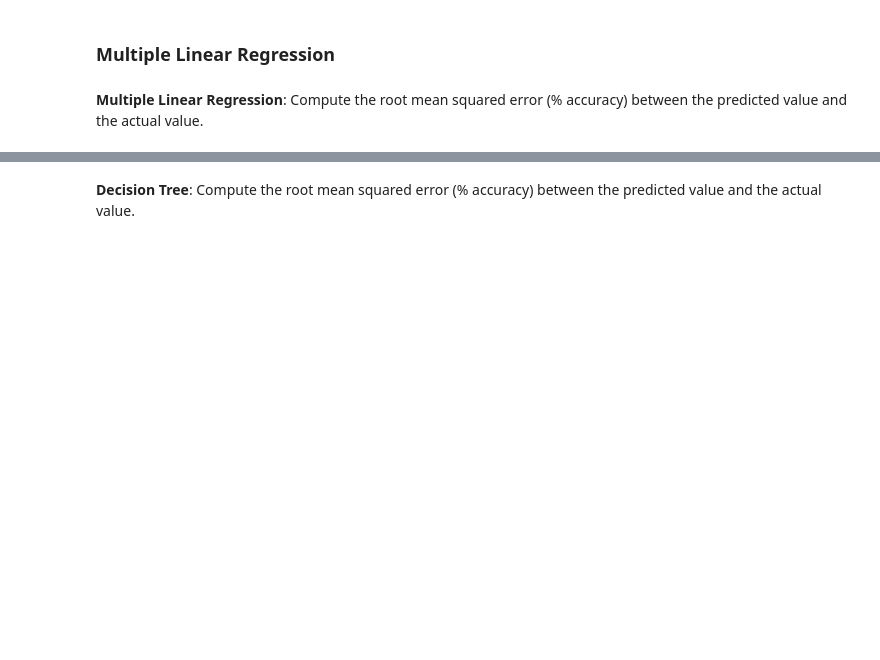
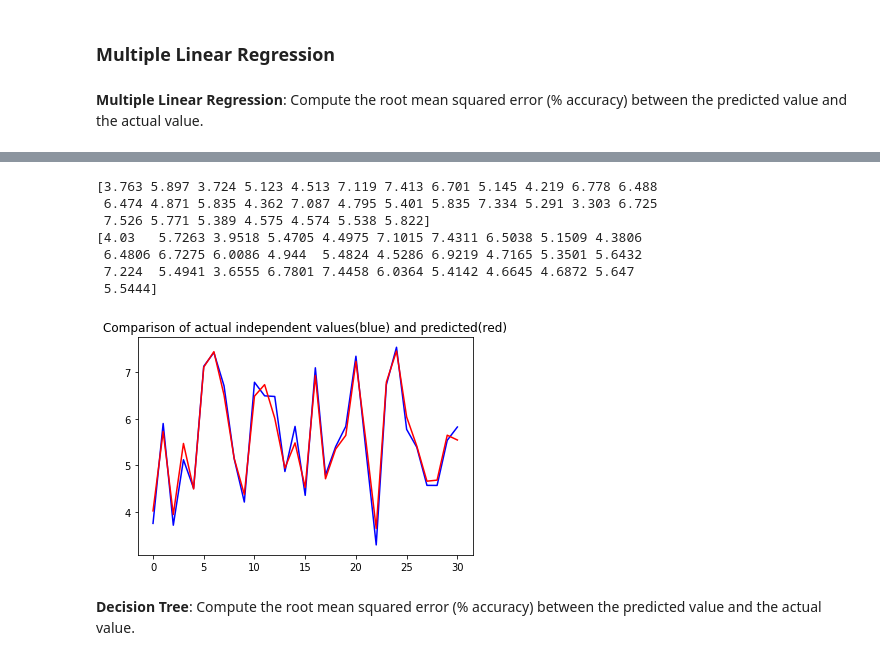
Before and after one commit to halfofning/happiness, a Jupyter notebook: Happiness Analysis.ipynb, the cells around one changed output, grey strips where cells are left out. Drawn from its saved outputs; the diff is of its cells as text; code cells hidden in the pictures; blank space fills up the shorter version.

```diff
--- a/Happiness Analysis.ipynb
+++ b/Happiness Analysis.ipynb
@@ -62,3 +104,22 @@ We will make use of 3 different methods to create regression models, to find out
+# %%
+#Predicting a new result
+y_2016_pred_rfr = rf_regressor.predict(X_2016_test)
+print(y_2016_test)
+print(y_2016_pred_rfr)
+
+plt.plot(y_2016_test, color='blue')
+plt.plot(y_2016_pred_rfr, color='red')
+plt.title('Comparison of actual independent values(blue) and predicted(red)')
+plt.show()
+# %% [output]
+[3.763 5.897 3.724 5.123 4.513 7.119 7.413 6.701 5.145 4.219 6.778 6.488
+ 6.474 4.871 5.835 4.362 7.087 4.795 5.401 5.835 7.334 5.291 3.303 6.725
+ 7.526 5.771 5.389 4.575 4.574 5.538 5.822]
+[4.03   5.7263 3.9518 5.4705 4.4975 7.1015 7.4311 6.5038 5.1509 4.3806
+ 6.4806 6.7275 6.0086 4.944  5.4824 4.5286 6.9219 4.7165 5.3501 5.6432
+ 7.224  5.4941 3.6555 6.7801 7.4458 6.0364 5.4142 4.6645 4.6872 5.647
+ 5.5444]
+[figure, added]
 # %% [markdown]
 **Decision Tree**: Compute the root mean squared error (% accuracy) between the predicted value and the actual value.
 # %%
```
Also changed, not shown: parts of 10 cells of this notebook.
